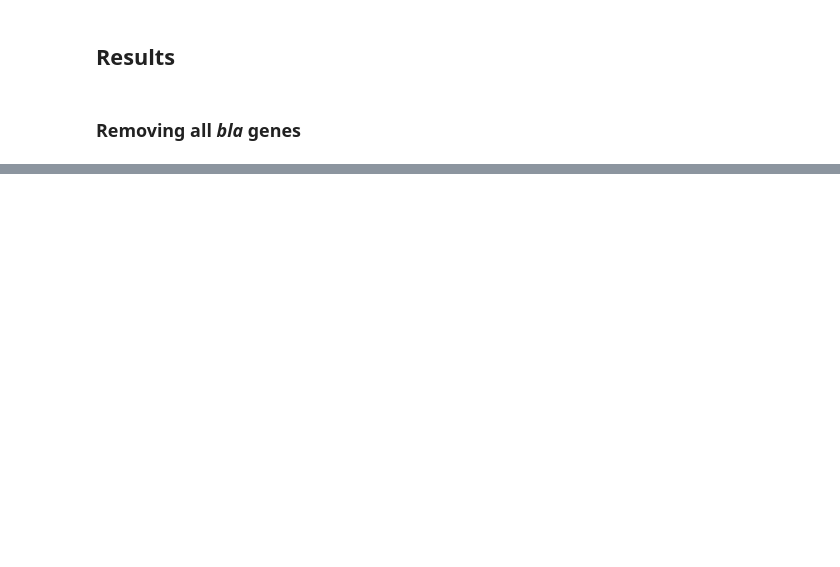
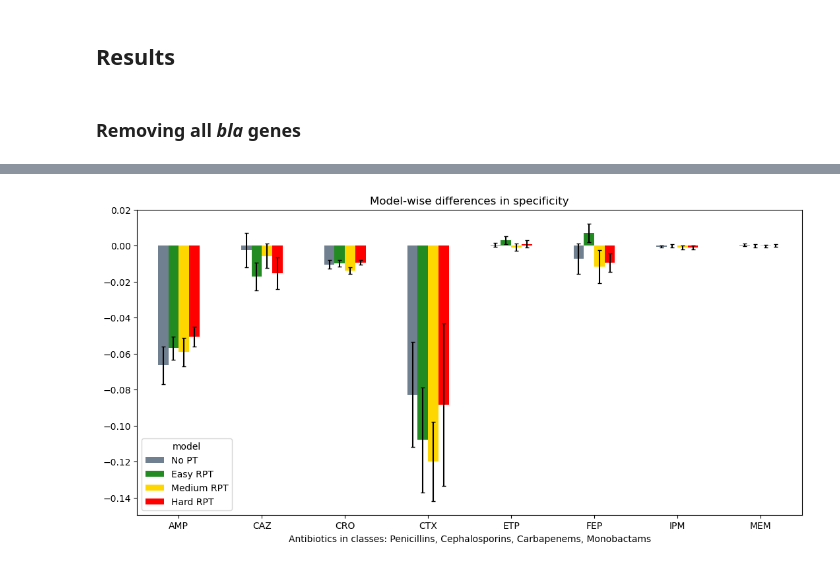
Before and after one commit to jespeols/ARFusion, a Jupyter notebook: data_vis.ipynb, the cells around one changed output, grey strips where cells are left out. Saved outputs shown, nothing was run; the diff lists cells and outputs as text; code cells hidden in the pictures; blank space fills up the shorter version.

```diff
--- a/data_vis.ipynb
+++ b/data_vis.ipynb
@@ -729,0 +688,4 @@ df_diff[df_diff['ab_class'].isin(beta_lactams)]
+# %%
+plot_ab_level_differences(df_diff_ab, 'specificity', ab_classes=beta_lactams)
+# %% [output]
+[figure, added]
```
Also changed, not shown: parts of 25 cells of this notebook, 2 other files.
